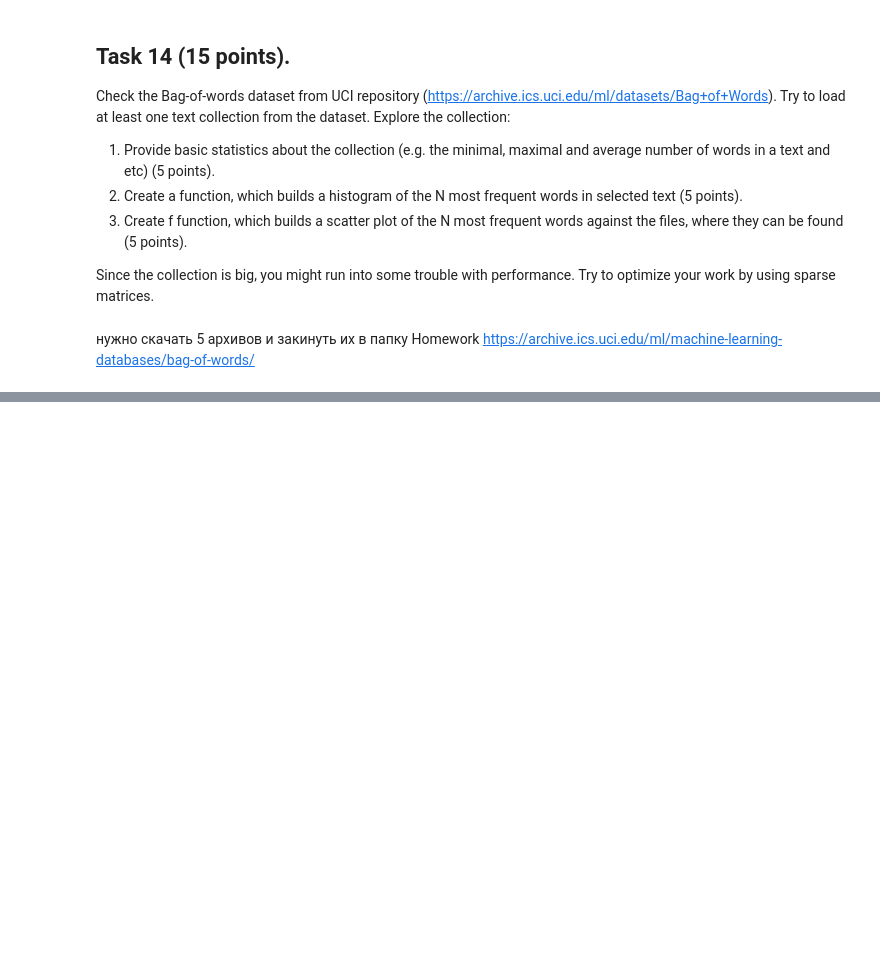
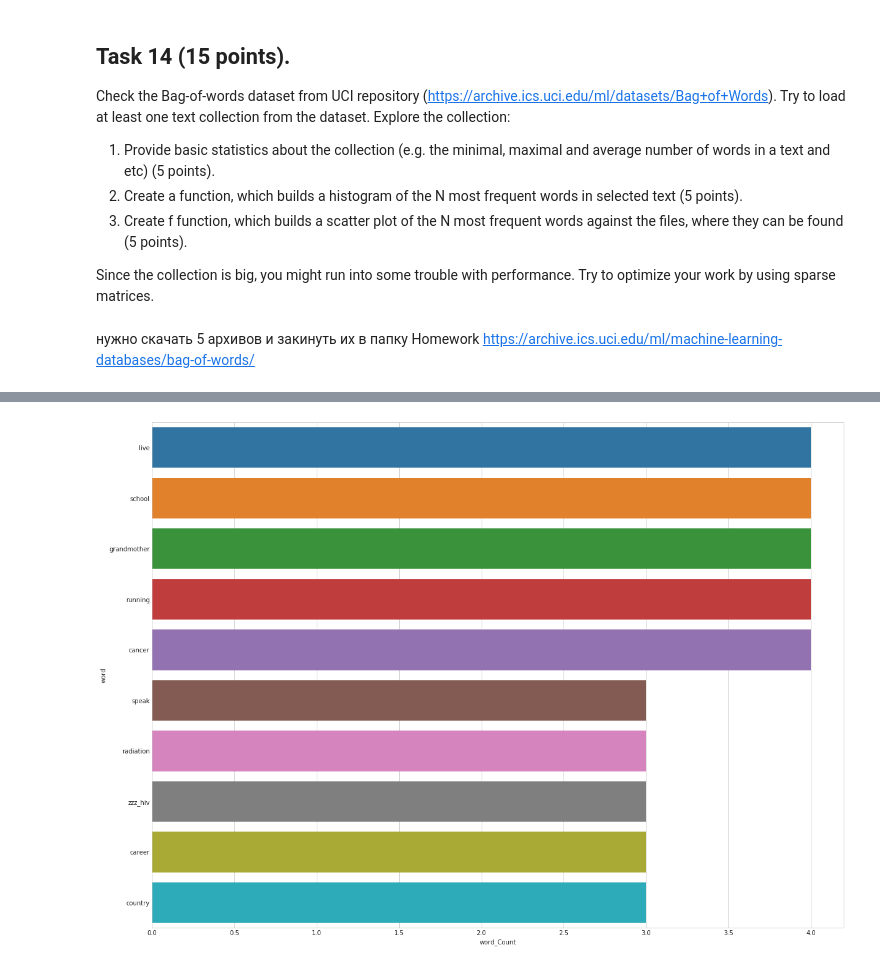
Before and after one commit to MaltsevAN/practicum_6_sem, a Jupyter notebook: python/HW 4 - NumPy.ipynb, the cells around one changed output, grey strips where cells are left out. Cells and saved outputs as stored; diff of their text form; code cells hidden in the pictures; blank space fills up the shorter version.

```diff
--- a/python/HW 4 - NumPy.ipynb
+++ b/python/HW 4 - NumPy.ipynb
@@ -311,8 +311,10 @@ def read_data(name_data):
 df_vocab_enron, df_docword_enron = read_data('enron')
 df_vocab_kos, df_docword_kos = read_data('kos')
 df_vocab_nips, df_docword_nips = read_data('nips')
-# df_vocab_nytimes, df_docword_nytimes = read_data('nytimes')
-# df_vocab_pubmed, df_docword_pubmed = read_data('pubmed')
+# ТАм ужасно большие файлы их даже на ноуте просто открыть не смог,
+# поэтому читаю всего лишь 5000000 строк
+df_vocab_nytimes, df_docword_nytimes = read_data('nytimes')
+df_vocab_pubmed, df_docword_pubmed = read_data('pubmed')
 # %% [output]
 ==============================
 enron:
@@ -345,5 +351,6 @@ histogramm(df_vocab_nips, df_docword_nips, doc_id)
 # %%
-# ТАм ужасно большие файлы их даже на ноуте просто открыть не смог, поэтому читаю всего лишь
-# doc_id = np.random.choise(df_docword_nytimes.docID.unique())
-# histogramm(df_vocab_nytimes, df_docword_nytimes, doc_id)
+doc_id = np.random.choice(df_docword_nytimes.docID.unique())
+histogramm(df_vocab_nytimes, df_docword_nytimes, doc_id)
+# %% [output]
+[figure, added]
 # %%
```
Also changed, not shown: parts of 18 cells of this notebook.
